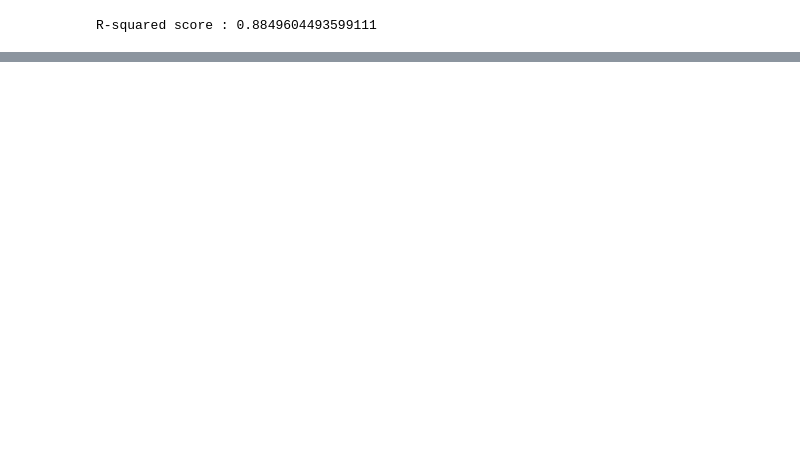
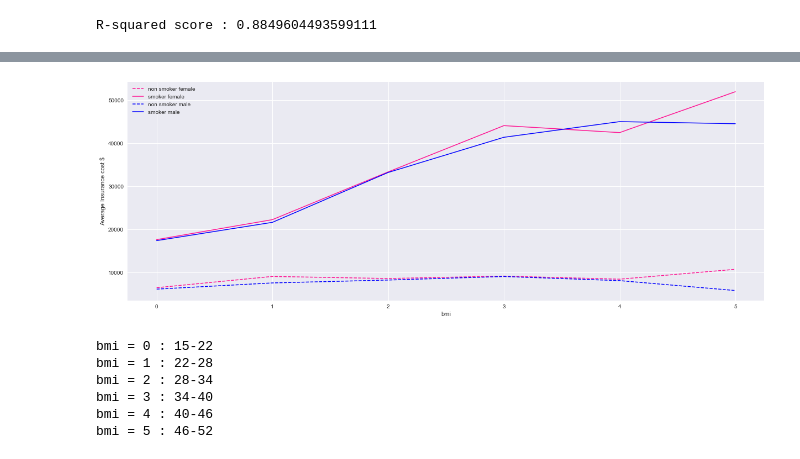
Before and after one commit to YahalomCod/Final-Project, a Jupyter notebook: Regression.ipynb, the cells around one changed output, grey strips where cells are left out. Cells and saved outputs as stored; diff of their text form; code cells hidden in the pictures; blank space fills up the shorter version.

```diff
--- a/Regression.ipynb
+++ b/Regression.ipynb
@@ -161,0 +185,2 @@ R-squared score : 0.8849604493599111
+# %%
+df = pd.read_csv(r'C:\Users\USER\Desktop\מבוא למדעי הנתונים\insurance.csv')
@@ -161,0 +201,9 @@ R-squared score : 0.8849604493599111
+# %%
+df['bmi'] = df['bmi'].mask((df['bmi'] > 15) & (df['bmi'] < 22), 0)
+df['bmi'] = df['bmi'].mask((df['bmi'] >= 22) & (df['bmi'] < 28), 1)
+df['bmi'] = df['bmi'].mask((df['bmi'] >= 28) & (df['bmi'] < 34), 2)
+df['bmi'] = df['bmi'].mask((df['bmi'] >= 34) & (df['bmi'] < 40), 3)
+df['bmi'] = df['bmi'].mask((df['bmi'] >= 40) & (df['bmi'] < 46), 4)
+df['bmi'] = df['bmi'].mask((df['bmi'] >= 46), 5)
+# %%
+group = df.groupby(['sex','smoker','bmi']).mean()
@@ -161,0 +212,2 @@ R-squared score : 0.8849604493599111
+# %%
+group.drop(['children' ,'age'], axis = 1, inplace=True)
@@ -161,0 +236,26 @@ R-squared score : 0.8849604493599111
+# %%
+fig = plt.figure()
+axes = fig.add_axes([0,0,2,1])
+x= [0,1,2,3,4,5]
+axes.plot(x, group[0:6], color= "deeppink" , linewidth=1.5, linestyle ='--', label="non smoker female")
+axes.plot(x, group[6:12], "deeppink", linewidth=1.5, label="smoker female")
+axes.plot(x, group[12:18], "b--", linewidth=1.5, label="non smoker male")
+axes.plot(x, group[18:], "b", linewidth=1.5, label="smoker male")
+plt.xlabel('bmi')
+plt.ylabel('Average Insurance cost $')
+plt.legend()
+plt.show()
+print("bmi = 0 : 15-22")
+print("bmi = 1 : 22-28")
+print("bmi = 2 : 28-34")
+print("bmi = 3 : 34-40")
+print("bmi = 4 : 40-46")
+print("bmi = 5 : 46-52")
+# %% [output]
+[figure, added]
+bmi = 0 : 15-22
+bmi = 1 : 22-28
+bmi = 2 : 28-34
+bmi = 3 : 34-40
+bmi = 4 : 40-46
+bmi = 5 : 46-52
```
Also changed, not shown: parts of 13 cells of this notebook, 1 other file.
